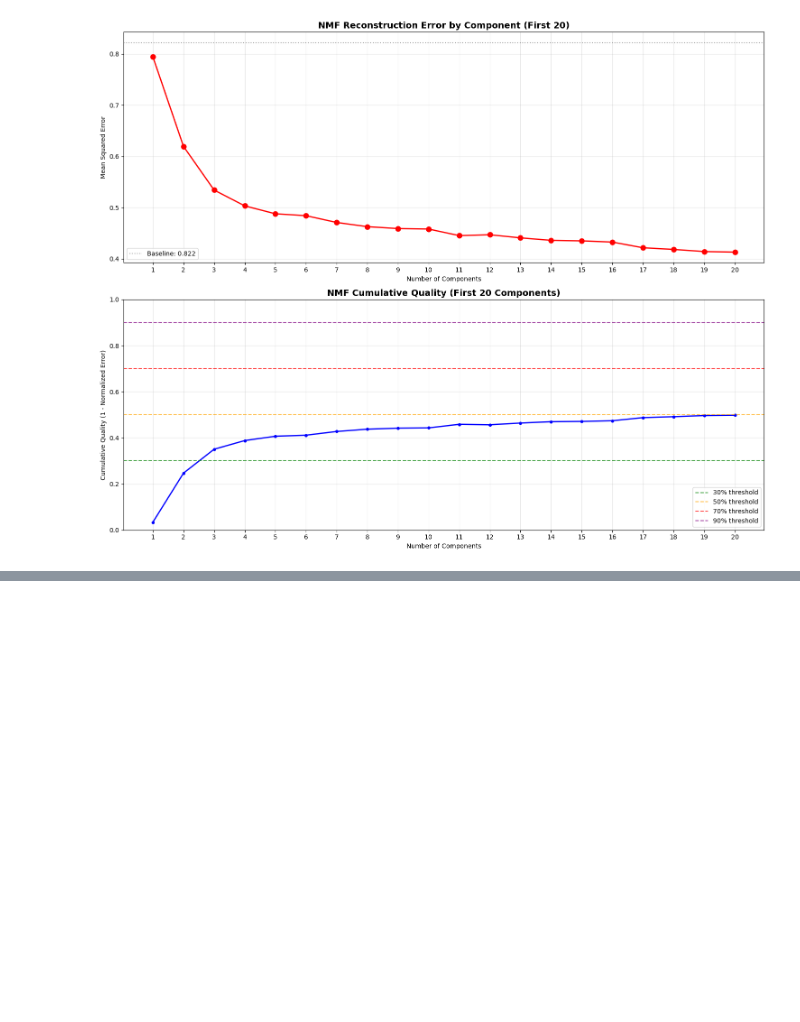
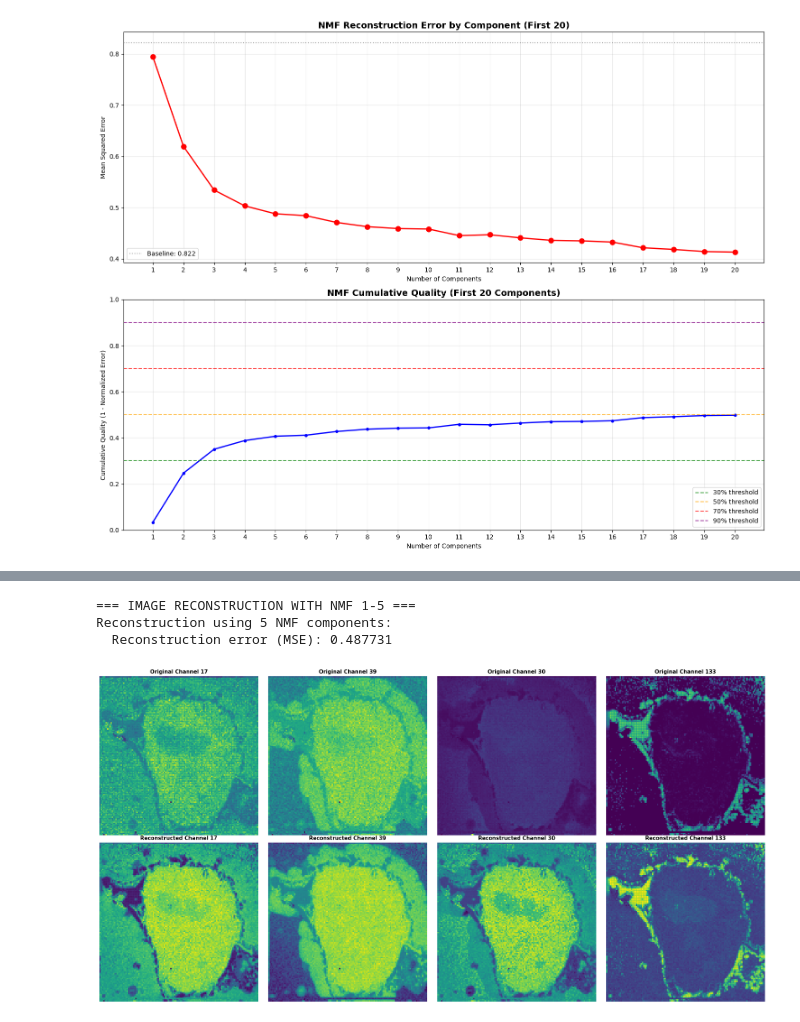
Before and after one commit to malik-xcl/data_science_project, a Jupyter notebook: Pruefungsleistung.ipynb, the cells around one changed output, grey strips where cells are left out. Drawn from its saved outputs; the diff is of its cells as text; code cells hidden in the pictures; blank space fills up the shorter version.

```diff
--- a/Pruefungsleistung.ipynb
+++ b/Pruefungsleistung.ipynb
@@ -1063,0 +982,45 @@ Score sparsity (% zeros): [ 4.69360352  4.85229492 16.67480469 33.48388672  0.89
+# %%
+print(f"\n=== IMAGE RECONSTRUCTION WITH NMF 1-5 ===")
+
+# Only the first 5 NMF components
+X_nmf_reduced = X_nmf[:, :5]
+nmf_components_reduced = nmf.components_[:5, :]
+
+# Reconstruct the data
+X_reconstructed_nmf = X_nmf_reduced @ nmf_components_reduced
+
+# Calculate reconstruction quality
+reconstruction_error_nmf = np.mean((X_shifted - X_reconstructed_nmf)**2)
+
+print(f"Reconstruction using 5 NMF components:")
+print(f"  Reconstruction error (MSE): {reconstruction_error_nmf:.6f}")
+
+# Reshape reconstructed data back to original cube shape
+X_reconstructed_nmf_cube = X_reconstructed_nmf.reshape(height, height, n_channels)
+
+# Original vs Reconstructed for selected channels
+channels_to_compare = [16, 38, 29, 132]
+fig, axes = plt.subplots(2, 4, figsize=(20, 10))
+
+for idx, channel in enumerate(channels_to_compare):
+    # Original
+    axes[0, idx].imshow(ims_cube[:, :, channel], cmap='viridis', interpolation='nearest')
+    axes[0, idx].set_title(f'Original Channel {channel + 1}', fontsize=11, fontweight='bold')
+    axes[0, idx].axis('off')
+
+    # Reconstructed (shift back and inverse transform to original scale)
+    X_reconstructed_unshifted = X_reconstructed_nmf + np.min(X_scaled)
+    X_reconstructed_original_scale = scaler.inverse_transform(X_reconstructed_unshifted)
+    X_reconstructed_original_cube = X_reconstructed_original_scale.reshape(height, height, n_channels)
+
+    axes[1, idx].imshow(X_reconstructed_original_cube[:, :, channel], cmap='viridis', interpolation='nearest')
+    axes[1, idx].set_title(f'Reconstructed Channel {channel + 1}', fontsize=11, fontweight='bold')
+    axes[1, idx].axis('off')
+
+plt.tight_layout()
+plt.show()
+# %% [output]
+=== IMAGE RECONSTRUCTION WITH NMF 1-5 ===
+Reconstruction using 5 NMF components:
+  Reconstruction error (MSE): 0.487731
+[figure, added]
```
Also changed, not shown: parts of 31 cells of this notebook, 8 other files.
